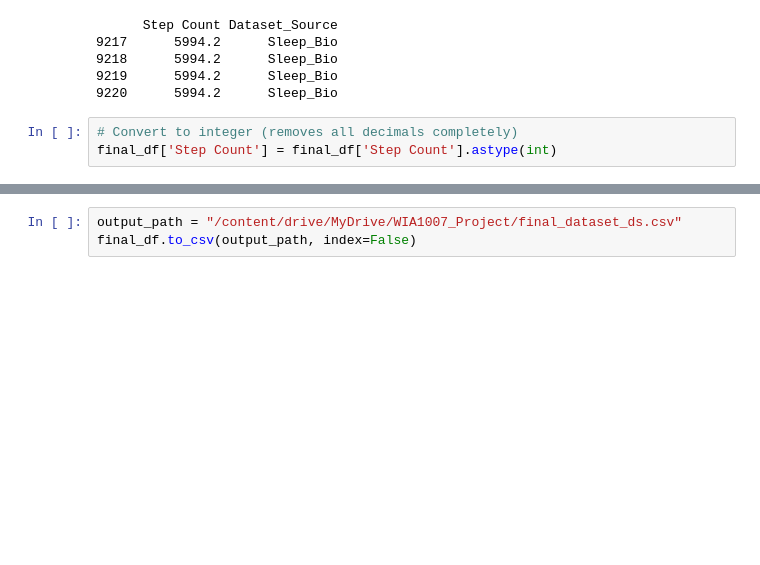
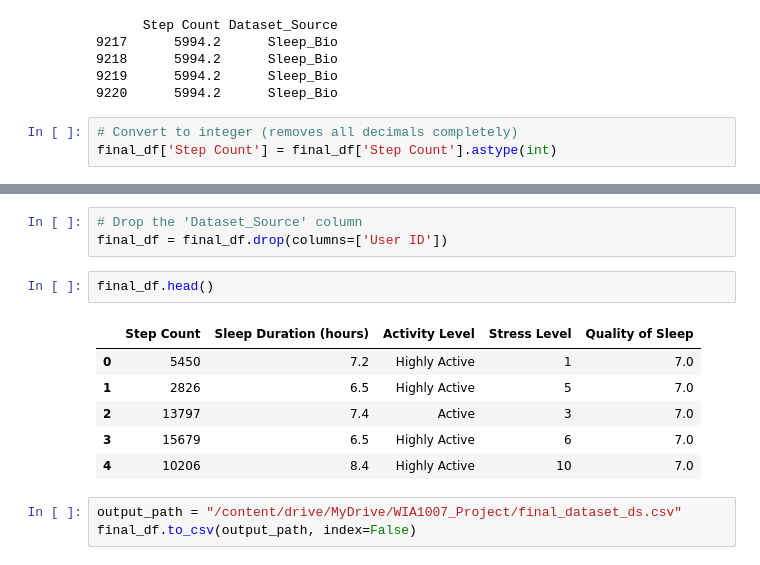
Before and after one commit to LuoYanHao-2025/Data_Science_Group31, a Jupyter notebook: project.ipynb, the cells around one changed output, grey strips where cells are left out. Cells and saved outputs as stored; diff of their text form; blank space fills up the shorter version.

```diff
--- a/project.ipynb
+++ b/project.ipynb
@@ -272,3 +283,15 @@ final_df.head()
+# %%
+# Drop the 'Dataset_Source' column
+final_df = final_df.drop(columns=['User ID'])
+# %%
+final_df.head()
+# %% [output]
+|  | Step Count | Sleep Duration (hours) | Activity Level | Stress Level | Quality of Sleep |
+| 0 | 5450 | 7.2 | Highly Active | 1 | 7.0 |
+| 1 | 2826 | 6.5 | Highly Active | 5 | 7.0 |
+| 2 | 13797 | 7.4 | Active | 3 | 7.0 |
+| 3 | 15679 | 6.5 | Highly Active | 6 | 7.0 |
+| 4 | 10206 | 8.4 | Highly Active | 10 | 7.0 |
 # %%
 output_path = "/content/drive/MyDrive/WIA1007_Project/final_dataset_ds.csv"
 final_df.to_csv(output_path, index=False)
```
Also changed, not shown: parts of 1 cell of this notebook.
